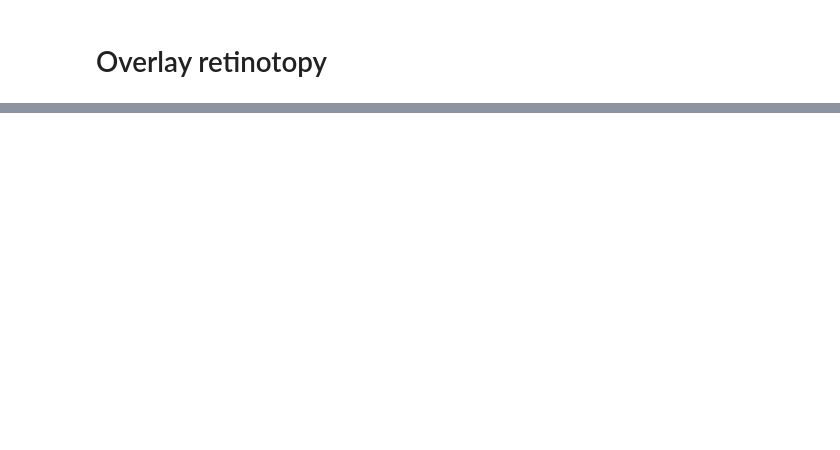
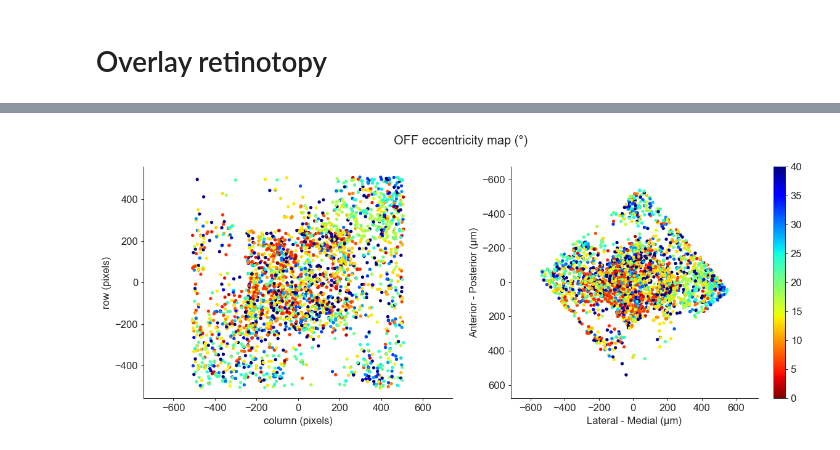
Before and after one commit to AllenInstitute/allen_v1dd, a Jupyter notebook: chase/analysis_notebooks/2023-03-02_2p-pixels-to-microns.ipynb, the cells around one changed output, grey strips where cells are left out. Saved outputs shown, nothing was run; the diff lists cells and outputs as text; code cells hidden in the pictures; blank space fills up the shorter version.

```diff
--- a/chase/analysis_notebooks/2023-03-02_2p-pixels-to-microns.ipynb
+++ b/chase/analysis_notebooks/2023-03-02_2p-pixels-to-microns.ipynb
@@ -326,0 +322,65 @@ fig.tight_layout()
+# %%
+fig, axs = plt.subplots(figsize=(12, 5), ncols=2)
+
+rf_type, rf_type_idx = "ON", 0
+rf_type, rf_type_idx = "OFF", 1
+
+with h5py.File("../../data_frames/lsn-events.h5", "r") as f:
+    for mouse_id in ["M409828"]:
+    # for mouse_id in f.keys():
+        for cv_key in f[mouse_id].keys():
+            for plane_key in f[mouse_id][cv_key].keys():
+                group = f[mouse_id][cv_key][plane_key]
+                has_rf = group["is_responsive"][:, rf_type_idx]
+                if not has_rf.any(): continue
+                rf_center = group["rf_centers"][has_rf, rf_type_idx]
+
+                pixel_points = group["roi_centroids"][has_rf, :]
+                column = int(cv_key[0])
+                centered_pixel_points = column_center_pixels(pixel_points, column)
+                transformed_pixel_points = transform_pixels_to_microns(centered_pixel_points)
+
+                eccentricity = np.sqrt(rf_center[:, 0]**2 + rf_center[:, 1]**2)
+
+                # Azimuth
+                r = 40
+                cmap = "jet_r"
+                # cmap = "PiYG_r"
+                sc0 = axs[0].scatter(centered_pixel_points[:, 1], centered_pixel_points[:, 0], s=9, c=eccentricity, cmap=cmap, vmin=0, vmax=r)
+                sc1 = axs[1].scatter(transformed_pixel_points[:, 1], transformed_pixel_points[:, 0], s=9, c=eccentricity, cmap=cmap, vmin=0, vmax=r)
+
+
+# fig.colorbar(sc00, ax=axs[0, 0])
+fig.colorbar(sc1, ax=axs[1])
+
+# for column, pixels in pixels_by_column.items():
+#     pixels_centered = column_center_pixels(pixels, column)
+#     rois_microns = transform_pixels_to_microns(pixels_centered) # not passing a column just applies the transformation without recentering
+#     pixels_rows, pixels_columns = pixels_centered[:, 0], pixels_centered[:, 1]
+#     microns_ap, microns_lm = rois_microns[:, 0], rois_microns[:, 1]
+#     s = 9
+
+#     axs[0].scatter(pixels_columns, pixels_rows, s=s, color=COLUMN_COLORS[column], label=f"Column {column}")
+#     axs[1].scatter(microns_lm, microns_ap, s=s, color=COLUMN_COLORS[column], label=f"Column {column}")
+
+# for column, (row, col) in COLUMN_CENTERS.items():
+#     y, x = transform_pixels_to_microns([row, col])
+
+#     for i in range(2):
+#         axs[0, i].text(x=col, y=row, s=f"C{column}", fontweight="bold", ha="center", va="center")
+#         axs[1, i].text(x=x, y=y, s=f"C{column}", fontweight="bold", ha="center", va="center")
+
+
+axs[0].set_xlabel("column (pixels)")
+axs[0].set_ylabel("row (pixels)")
+axs[0].axis("equal")
+
+axs[1].invert_yaxis()
+axs[1].set_xlabel("Lateral - Medial (µm)")
+axs[1].set_ylabel("Anterior - Posterior (µm)")
+axs[1].axis("equal")
+
+fig.suptitle(f"{rf_type} eccentricity map (°)")
+fig.tight_layout()
+# %% [output]
+[figure, added]
```
Also changed, not shown: parts of 5 cells of this notebook, 22 other files.
